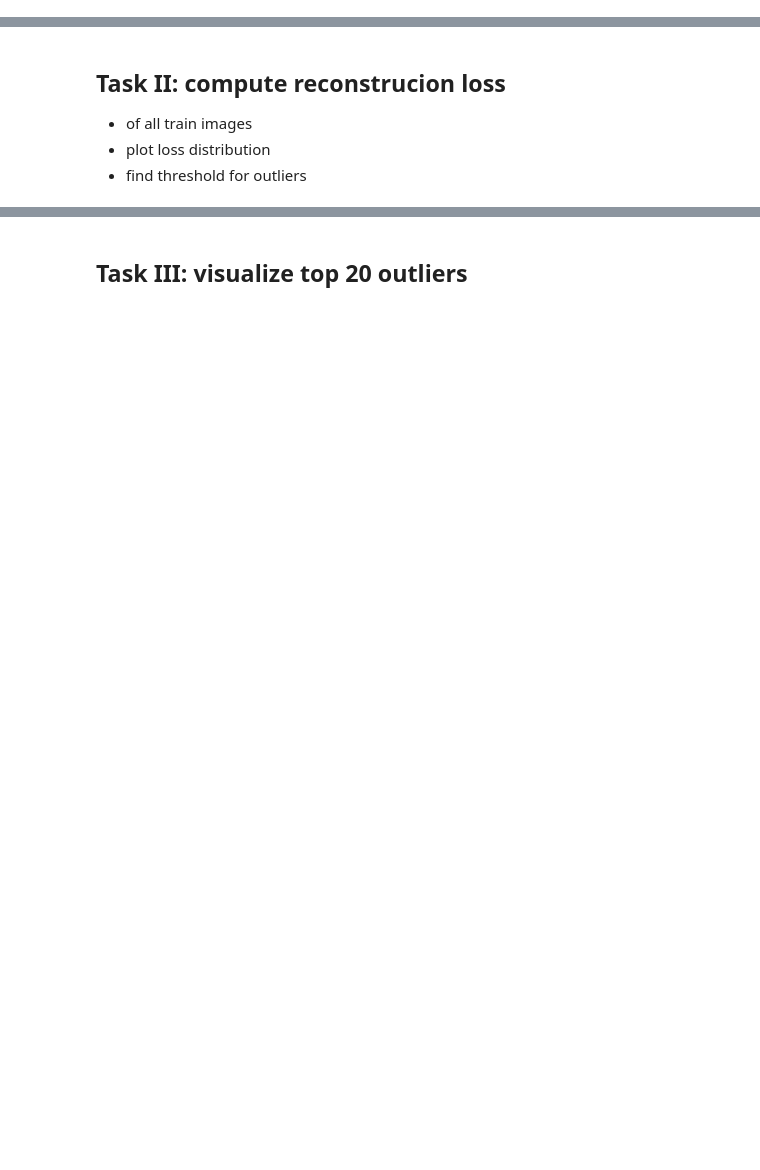
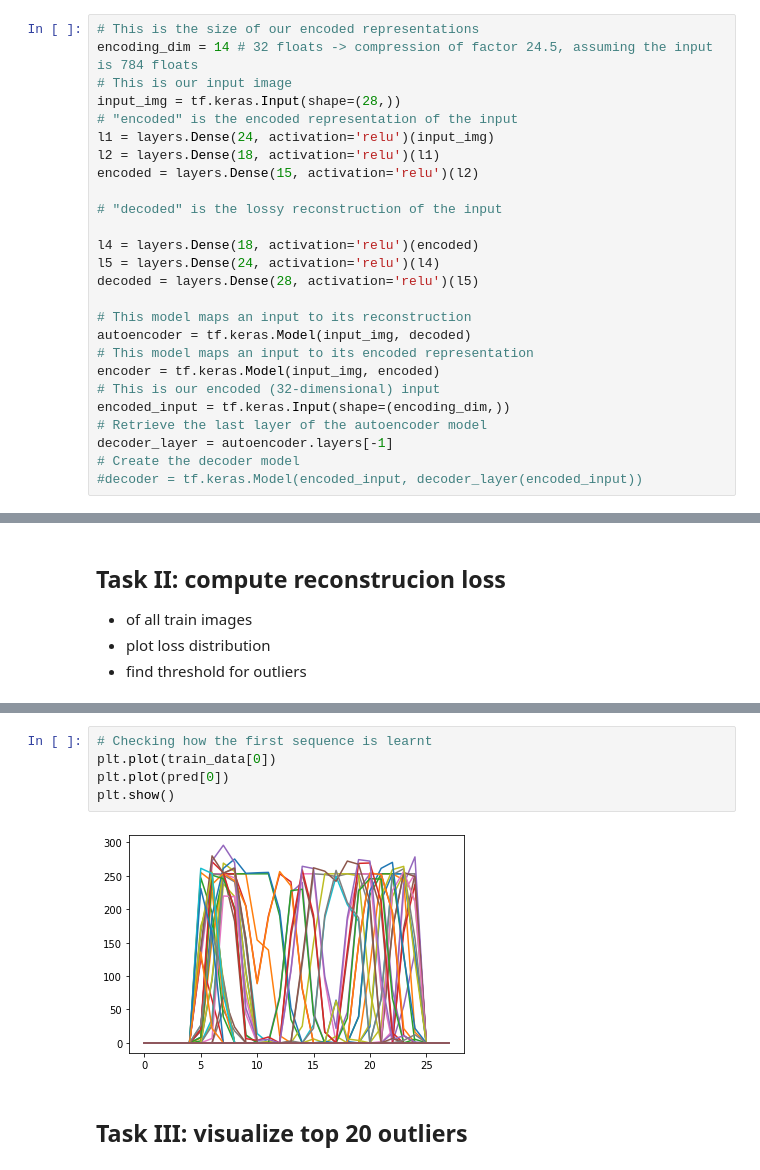
Before and after one commit to Ananassio/Data-Minig-Lab, a Jupyter notebook: Week_8/Assignemnt_autoencoder-outlier.ipynb, the cells around one changed output, grey strips where cells are left out. Drawn from its saved outputs; the diff is of its cells as text; blank space fills up the shorter version.

```diff
--- a/Week_8/Assignemnt_autoencoder-outlier.ipynb
+++ b/Week_8/Assignemnt_autoencoder-outlier.ipynb
@@ -70,0 +31,26 @@ display(train_data,train_data)
+# %%
+# This is the size of our encoded representations
+encoding_dim = 14 # 32 floats -> compression of factor 24.5, assuming the input is 784 floats
+# This is our input image
+input_img = tf.keras.Input(shape=(28,))
+# "encoded" is the encoded representation of the input
+l1 = layers.Dense(24, activation='relu')(input_img)
+l2 = layers.Dense(18, activation='relu')(l1)
+encoded = layers.Dense(15, activation='relu')(l2)
+
+# "decoded" is the lossy reconstruction of the input
+
+l4 = layers.Dense(18, activation='relu')(encoded)
+l5 = layers.Dense(24, activation='relu')(l4)
+decoded = layers.Dense(28, activation='relu')(l5)
+
+# This model maps an input to its reconstruction
+autoencoder = tf.keras.Model(input_img, decoded)
+# This model maps an input to its encoded representation
+encoder = tf.keras.Model(input_img, encoded)
+# This is our encoded (32-dimensional) input
+encoded_input = tf.keras.Input(shape=(encoding_dim,))
+# Retrieve the last layer of the autoencoder model
+decoder_layer = autoencoder.layers[-1]
+# Create the decoder model
+#decoder = tf.keras.Model(encoded_input, decoder_layer(encoded_input))
@@ -76,2 +141,9 @@ display(train_data,train_data)
+# %%
+# Checking how the first sequence is learnt
+plt.plot(train_data[0])
+plt.plot(pred[0])
+plt.show()
+# %% [output]
+[figure, added]
 # %% [markdown]
 ## Task III: visualize top 20 outliers
```
Also changed, not shown: parts of 13 cells of this notebook.
